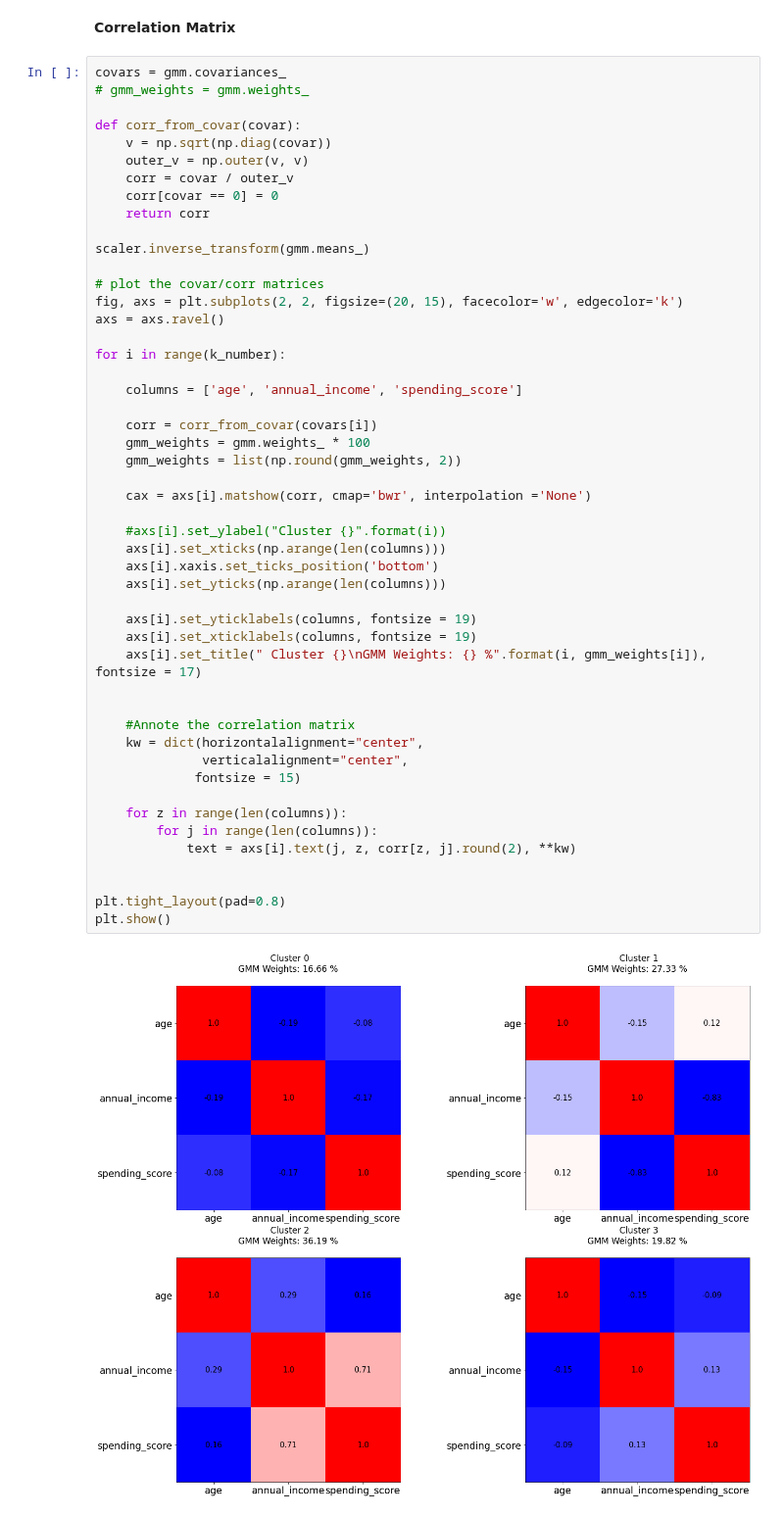
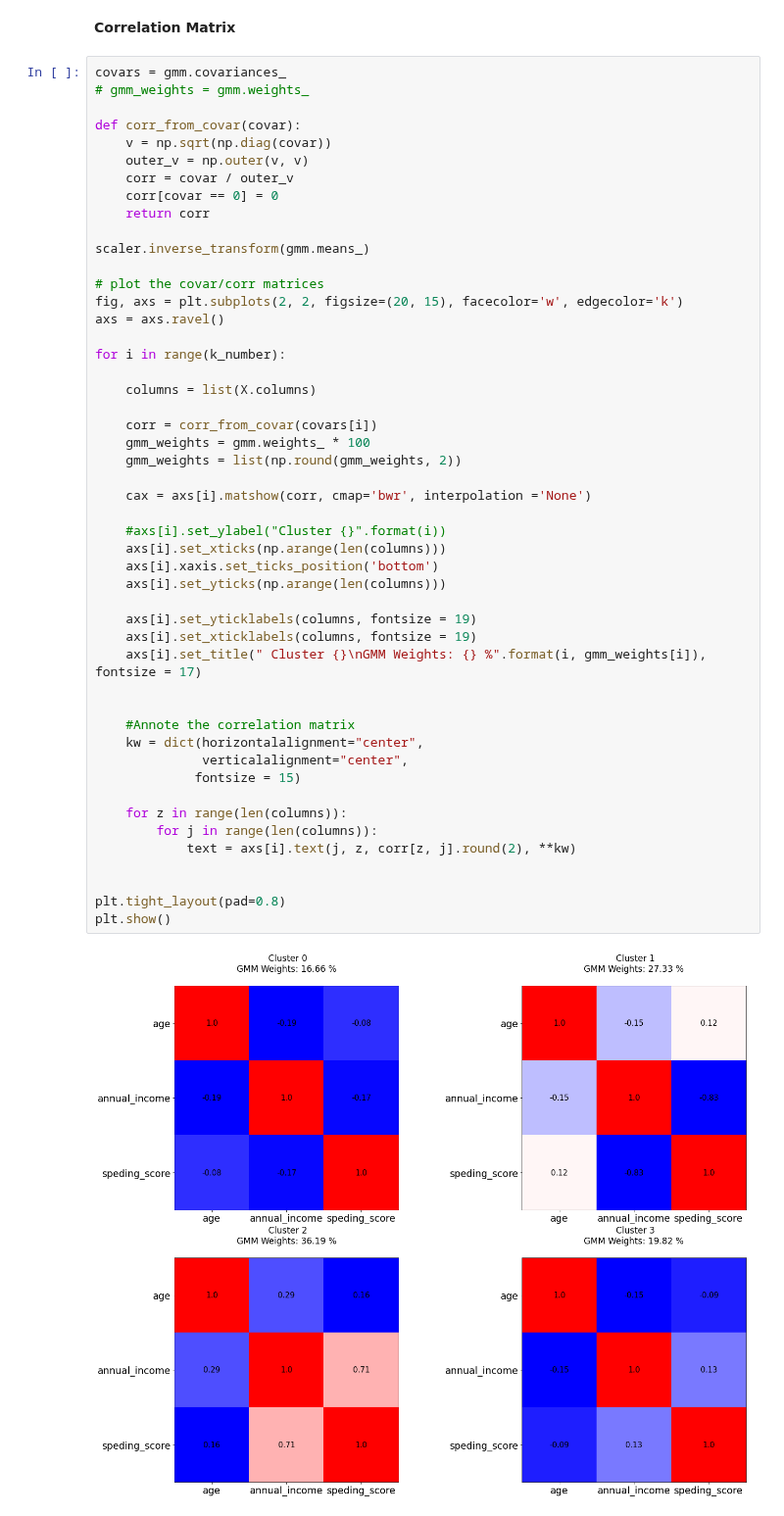
Before and after one commit to BhekiMabheka/Competitions, a Jupyter notebook: Mall_Customer_Segmentation.ipynb, the cells around one changed output. Shown at 98% size. Cells and saved outputs as stored; diff of their text form.

```diff
--- a/Mall_Customer_Segmentation.ipynb
+++ b/Mall_Customer_Segmentation.ipynb
@@ -133,35 +137,35 @@ axs = axs.ravel()
 
 for i in range(k_number):
 
-    columns = ['age', 'annual_income', 'spending_score']
+    columns = list(X.columns)
 
     corr = corr_from_covar(covars[i])
     gmm_weights = gmm.weights_ * 100
     gmm_weights = list(np.round(gmm_weights, 2))
 
     cax = axs[i].matshow(corr, cmap='bwr', interpolation ='None')
 
     #axs[i].set_ylabel("Cluster {}".format(i))
     axs[i].set_xticks(np.arange(len(columns)))
     axs[i].xaxis.set_ticks_position('bottom')
     axs[i].set_yticks(np.arange(len(columns)))
 
     axs[i].set_yticklabels(columns, fontsize = 19)
     axs[i].set_xticklabels(columns, fontsize = 19)
     axs[i].set_title(" Cluster {}\nGMM Weights: {} %".format(i, gmm_weights[i]), fontsize = 17)
 
 
     #Annote the correlation matrix
     kw = dict(horizontalalignment="center",
               verticalalignment="center",
              fontsize = 15)
 
     for z in range(len(columns)):
         for j in range(len(columns)):
             text = axs[i].text(j, z, corr[z, j].round(2), **kw)
 
 
 plt.tight_layout(pad=0.8)
 plt.show()
 # %% [output]
-[figure, old version]
+[figure, new version]
```
Also changed, not shown: parts of 4 cells of this notebook.
